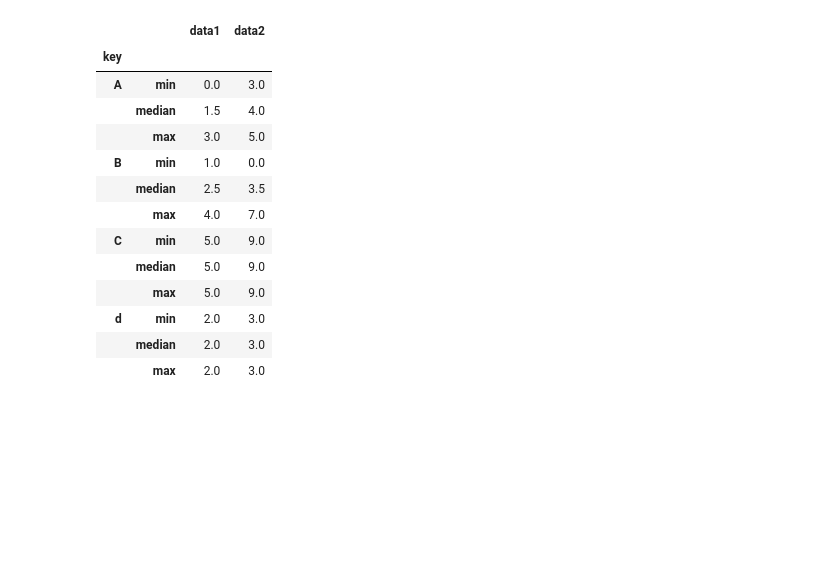
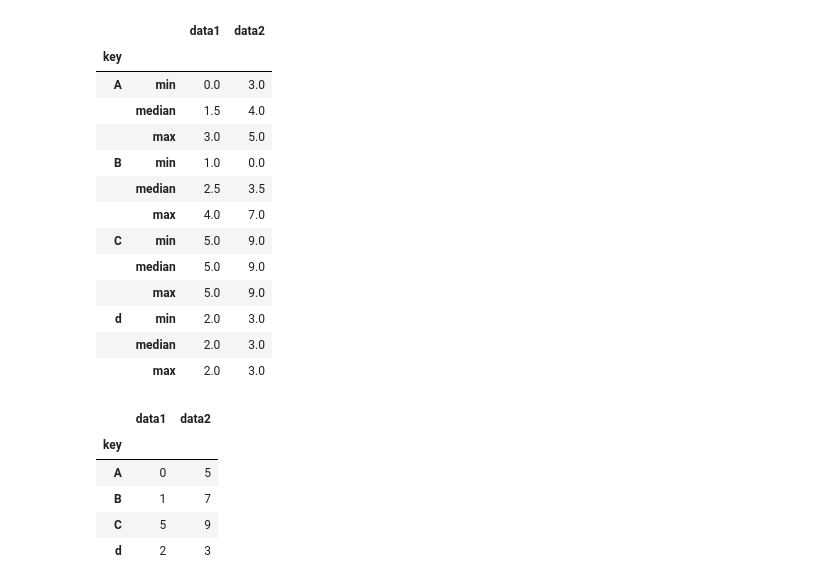
Before and after one commit to Muzammil4580/US-States-Data-Analysis-, a Jupyter notebook: US States Data.ipynb, the cells around one changed output. Cells and saved outputs as stored; diff of their text form; code cells hidden in the pictures; blank space fills up the shorter version.

```diff
--- a/US States Data.ipynb
+++ b/US States Data.ipynb
@@ -663,3 +663,13 @@ df1.stack()
 | d | min | 2.0 | 3.0 |
 |  | median | 2.0 | 3.0 |
 |  | max | 2.0 | 3.0 |
+# %%
+df.groupby('key').aggregate({'data1': 'min',
+'data2': 'max'})
+# %% [output]
+|  | data1 | data2 |
+| key |  |  |
+| A | 0 | 5 |
+| B | 1 | 7 |
+| C | 5 | 9 |
+| d | 2 | 3 |
```
Also changed, not shown: parts of 5 cells of this notebook.
